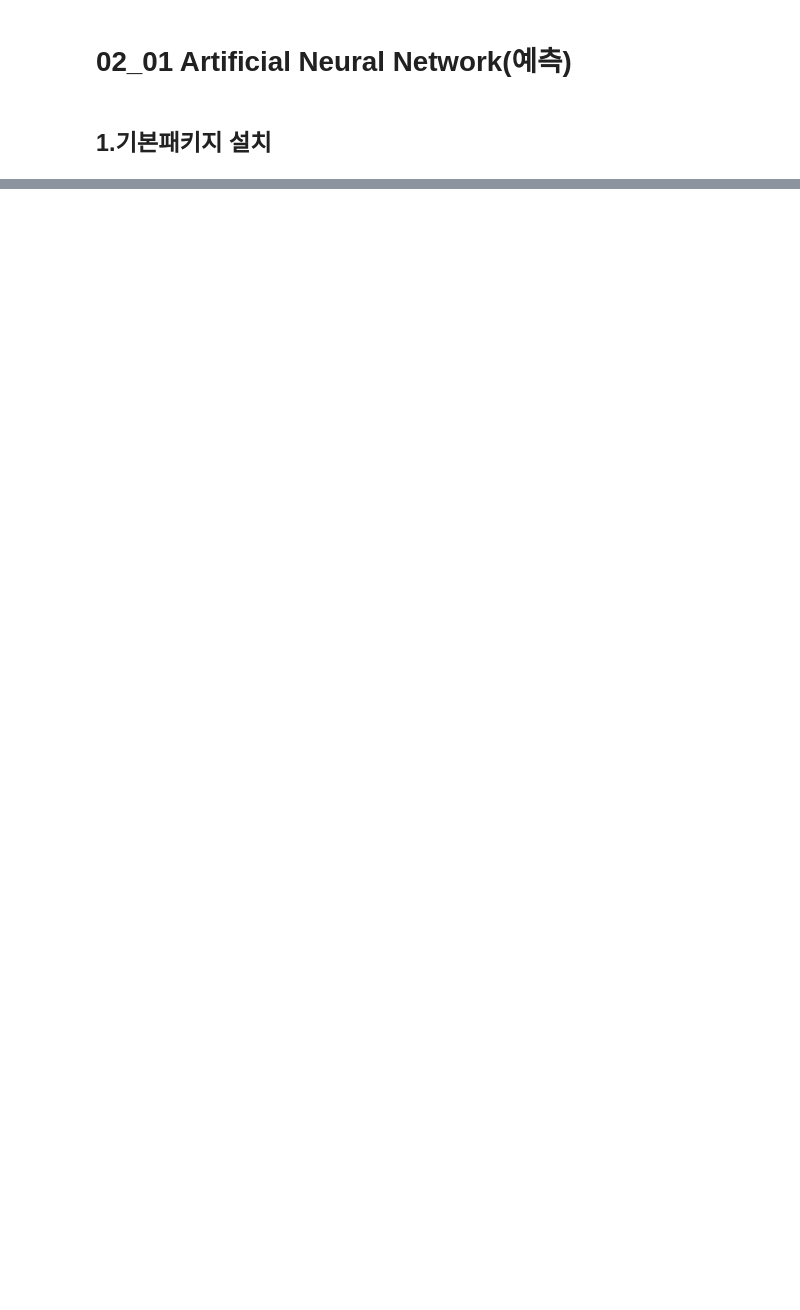
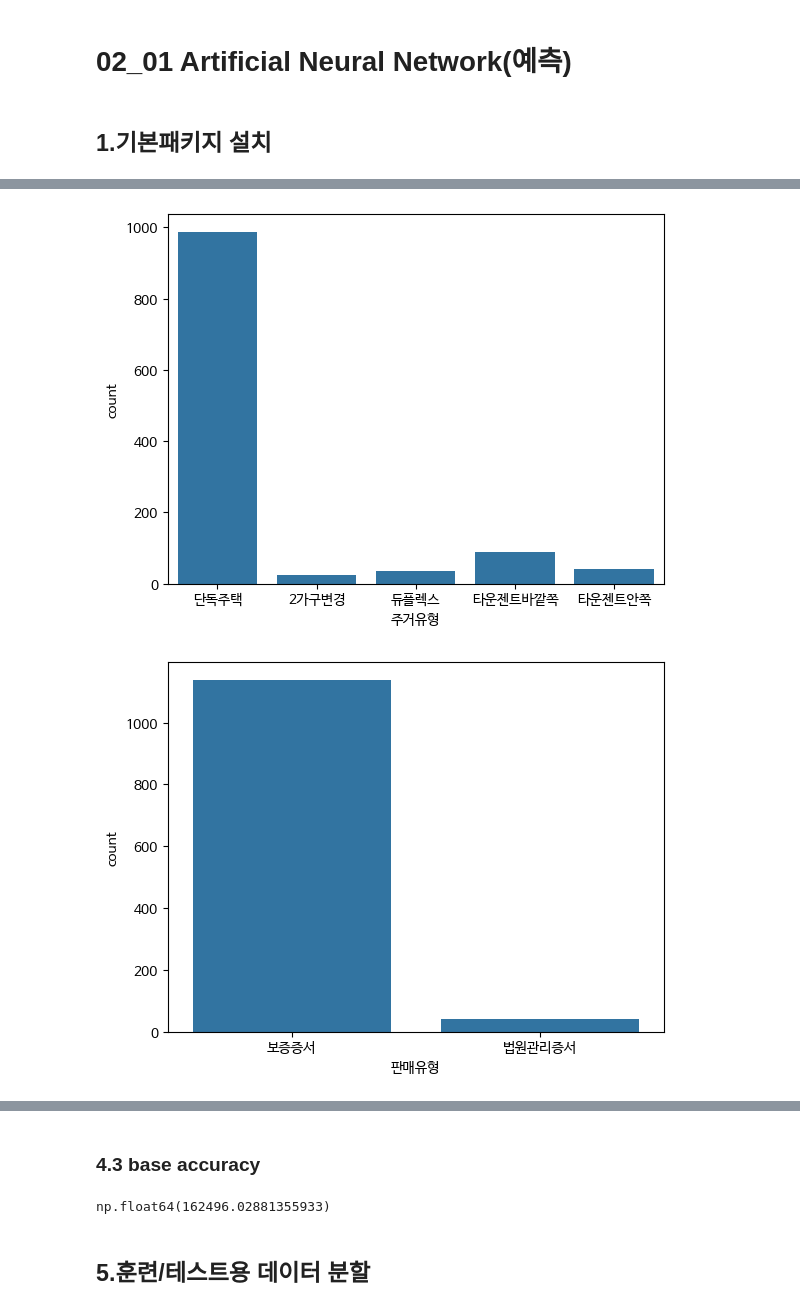
Before and after one commit to va4756/big_RaeJung, a Jupyter notebook: MachineLearning_이상철_ML02.ipynb, the cells around one changed output, grey strips where cells are left out. Cells and saved outputs as stored; diff of their text form; code cells hidden in the pictures; blank space fills up the shorter version.

```diff
--- a/MachineLearning_이상철_ML02.ipynb
+++ b/MachineLearning_이상철_ML02.ipynb
@@ -24,0 +164,7 @@ plt.rc('font', family='NanumBarunGothic')
+# %%
+# 범주형 변수
+categorical_features = ['주거유형', '판매유형', '판매조건']
+
+for col in categorical_features:
+    cat = housing_df[col].value_counts()
+    print(cat)
@@ -24,0 +212,8 @@ plt.rc('font', family='NanumBarunGothic')
+# %%
+# 범주형 변수
+for col in categorical_features:
+    sns.countplot(x=col, data=housing_df)
+    plt.show()
+# %% [output]
+[figure, added]
+[figure, added]
@@ -24,0 +221,9 @@ plt.rc('font', family='NanumBarunGothic')
+# %% [markdown]
+### 4.3 base accuracy
+# %%
+# base accuracy
+housing_df['가격'].mean()
+# %% [output]
+np.float64(162496.02881355933)
+# %% [markdown]
+## 5.훈련/테스트용 데이터 분할
```
Also changed, not shown: parts of 61 cells of this notebook.
